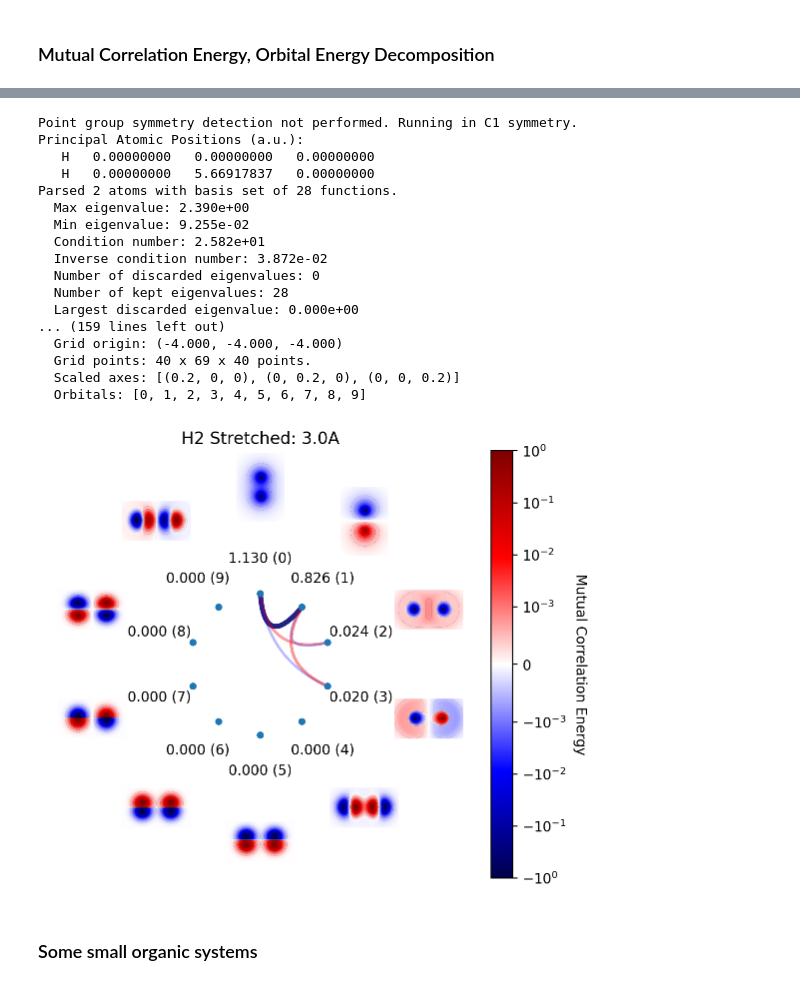
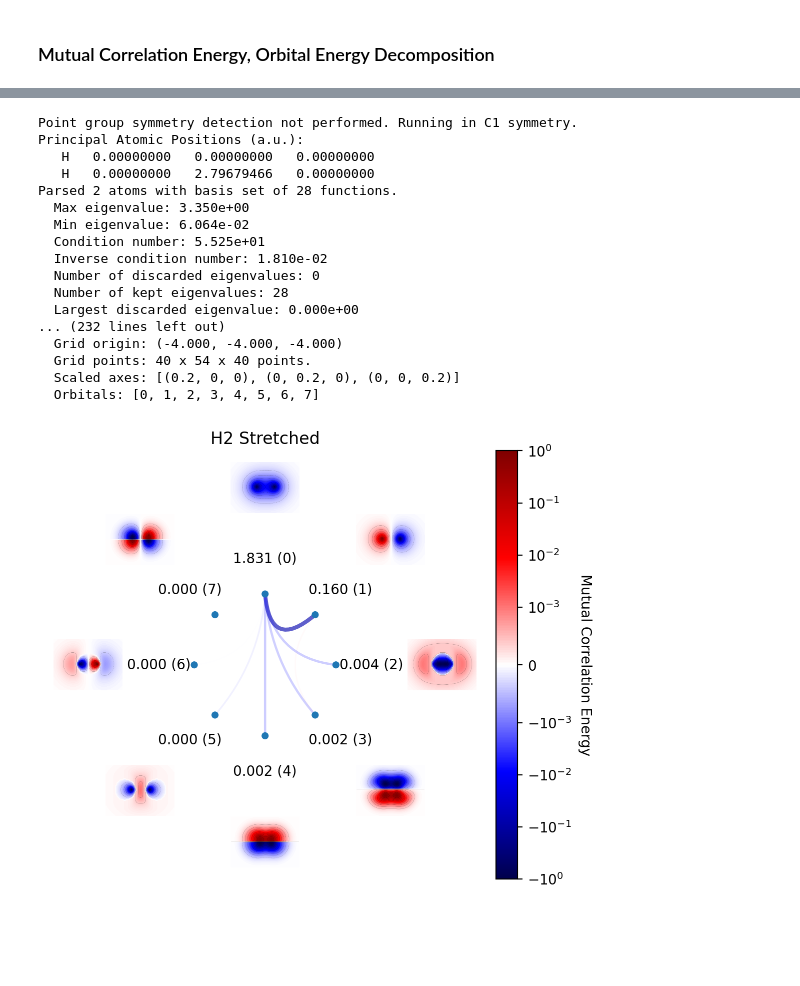
Before and after one commit to evangelistalab/forte2, a Jupyter notebook: tutorials/mca_energy/mce_tests.ipynb, the cells around one changed output, grey strips where cells are left out. Cells and saved outputs as stored; diff of their text form; code cells hidden in the pictures; blank space fills up the shorter version.

```diff
--- a/tutorials/mca_energy/mce_tests.ipynb
+++ b/tutorials/mca_energy/mce_tests.ipynb
@@ -196,47 +202,56 @@ Parsed 2 atoms with basis set of 28 functions.
 # %%
 xyz = """
 H 0.000 0.000 0.000
-H 0.000 3.000 0.000
+H 0.000 1.480 0.000
 """
 
 system = forte2.System(xyz=xyz, basis_set="cc-pVTZ", auxiliary_basis_set="def2-universal-JKFIT")
 
 rhf = forte2.RHF(charge=0)(system)
 rhf.run()
 
-orb_list = [0,1,2,3,4,5,6,7,8,9]
+orb_list = [0,1,2,3,4,5,6,7]
 
-hci=forte2.CI(forte2.State(system=system, multiplicity=1,ms=0),active_orbitals=orb_list)(rhf)
-hci.run()
+ci=forte2.CISolver(forte2.State(system=system, multiplicity=1,ms=0),active_orbitals=orb_list)
+mc = forte2.MCOptimizer(ci, final_orbitals='natural',maxiter=200)(rhf)
+mc.run()
 
-orb_list = hci.active_indices
+orb_list = ci.active_indices
 
-MCEmat = mc_mod.MutualCorrelationEnergyAnalysis(hci, nat_orbs=True,)
+# MCEmat = np.zeros((len(orb_list),len(orb_list)))
+# for i in orb_list:
+#     for j in orb_list:
+#         if i != j:
+#             MCEmat[i,j] = mc_mod.twofrag_correlation_energy_enumerated(ci=hci,A_orbs=[i],B_orbs=[j])
 
-mutual_correlation_plot(system,hci.C[0],
-                        indices=hci.mo_space.active_indices,
-                        mca=MCEmat,
-                        title="H2 Stretched: 3.0A",
-                        #occupation_numbers=hci.nat_occs
+mca = mc_mod.MutualCorrelationEnergyAnalysis(ci,
+                                             #nat_orbs=True
+                                             )
+
+print(len(mca.M1))
+
+mutual_correlation_plot(system,mc.C[0],
+                        indices=ci.active_indices,
+                        mca=mca,
+                        title="H2 Stretched",
+                        occupation_numbers=ci.nat_occs
                         )
 # %% [output]
 Point group symmetry detection not performed. Running in C1 symmetry.
 Principal Atomic Positions (a.u.):
    H   0.00000000   0.00000000   0.00000000
-   H   0.00000000   5.66917837   0.00000000
+   H   0.00000000   2.79679466   0.00000000
 Parsed 2 atoms with basis set of 28 functions.
-  Max eigenvalue: 2.390e+00
-  Min eigenvalue: 9.255e-02
-  Condition number: 2.582e+01
-  Inverse condition number: 3.872e-02
+  Max eigenvalue: 3.350e+00
+  Min eigenvalue: 6.064e-02
+  Condition number: 5.525e+01
+  Inverse condition number: 1.810e-02
   Number of discarded eigenvalues: 0
   Number of kept eigenvalues: 28
   Largest discarded eigenvalue: 0.000e+00
-... (159 lines left out)
+... (232 lines left out)
   Grid origin: (-4.000, -4.000, -4.000)
-  Grid points: 40 x 69 x 40 points.
+  Grid points: 40 x 54 x 40 points.
   Scaled axes: [(0.2, 0, 0), (0, 0.2, 0), (0, 0, 0.2)]
-  Orbitals: [0, 1, 2, 3, 4, 5, 6, 7, 8, 9]
+  Orbitals: [0, 1, 2, 3, 4, 5, 6, 7]
-[figure, old version]
+[figure, new version]
-# %% [markdown]
-### Some small organic systems
```
Also changed, not shown: parts of 18 cells of this notebook, 5 other files.
